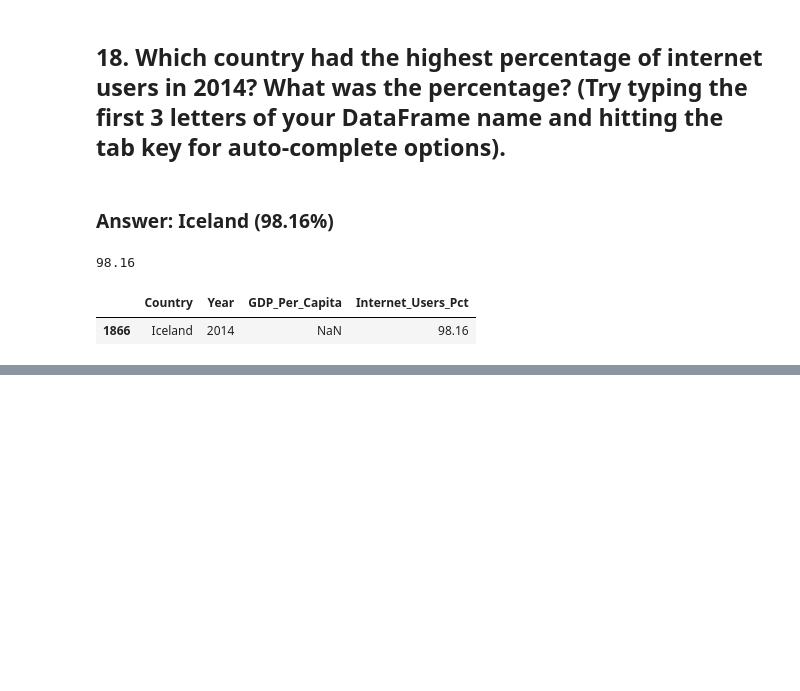
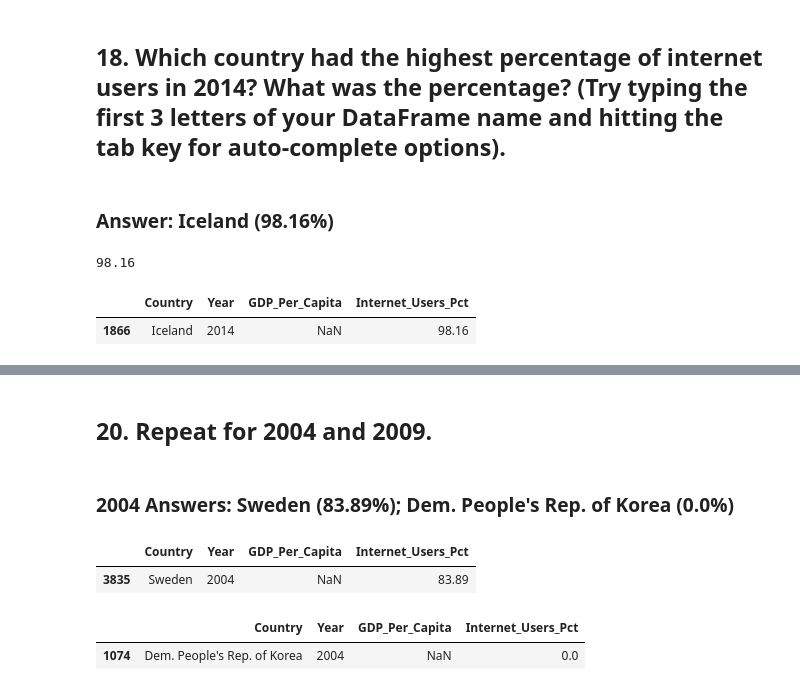
Before and after one commit to NSS-Data-Analytics-Cohort-6/gdp-and-internet-usage-abigailasper, a Jupyter notebook: notebooks/gdp_internet_un.ipynb, the cells around one changed output, grey strips where cells are left out. Cells and saved outputs as stored; diff of their text form; code cells hidden in the pictures; blank space fills up the shorter version.

```diff
--- a/notebooks/gdp_internet_un.ipynb
+++ b/notebooks/gdp_internet_un.ipynb
@@ -272,0 +282,14 @@ gdp_internet_2014.loc[gdp_internet_2014['Internet_Users_Pct'] == 98.16]
+# %% [markdown]
+## 20. Repeat for 2004 and 2009.
+# %% [markdown]
+### 2004 Answers: Sweden (83.89%); Dem. People's Rep. of Korea (0.0%)
+# %%
+gdp_internet_2004.loc[gdp_internet_2004['Internet_Users_Pct'] == np.nanmax(gdp_internet_2004['Internet_Users_Pct'])]
+# %% [output]
+|  | Country | Year | GDP_Per_Capita | Internet_Users_Pct |
+| 3835 | Sweden | 2004 | NaN | 83.89 |
+# %%
+gdp_internet_2004.loc[gdp_internet_2004['Internet_Users_Pct'] == gdp_internet_2004['Internet_Users_Pct'].min()]
+# %% [output]
+|  | Country | Year | GDP_Per_Capita | Internet_Users_Pct |
+| 1074 | Dem. People's Rep. of Korea | 2004 | NaN | 0.0 |
```
Also changed, not shown: parts of 6 cells of this notebook.
